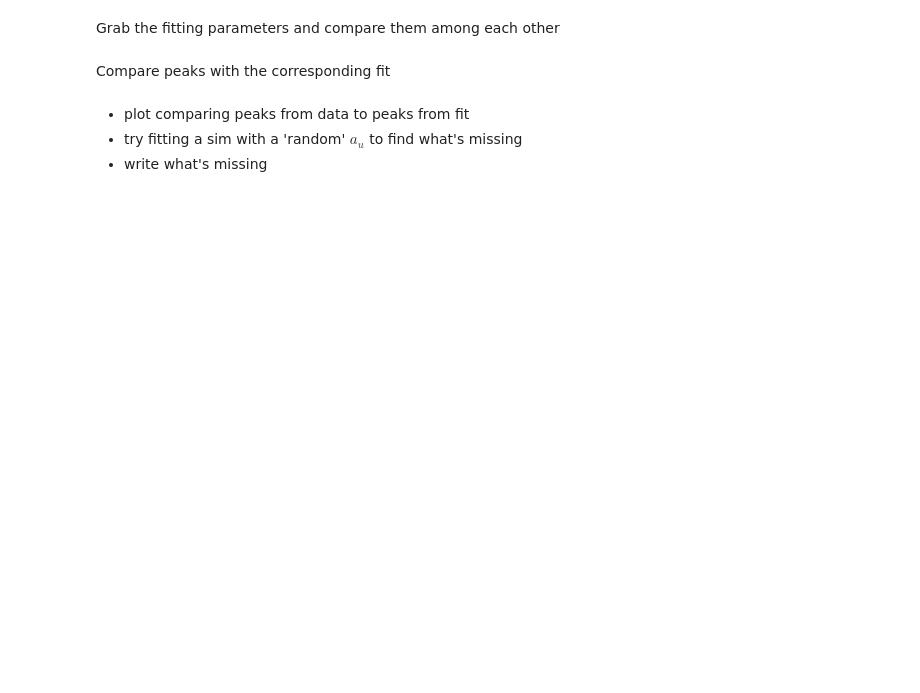
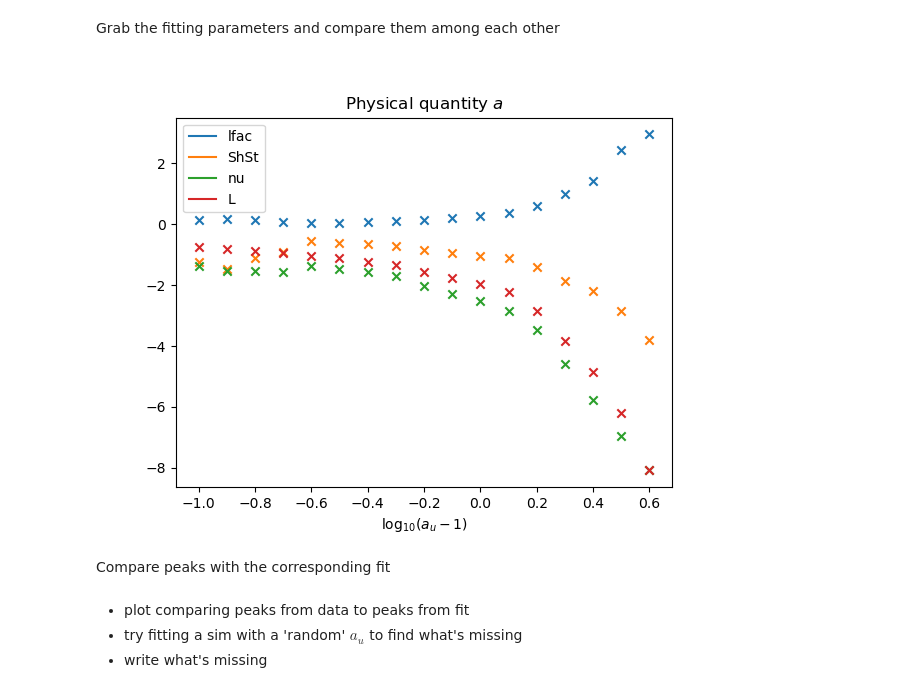
Before and after one commit to ACharletENSL/GAMMA_MWN, a Jupyter notebook: bin/Tools/project_v2/test_fitting.ipynb, the cells around one changed output. Saved outputs shown, nothing was run; the diff lists cells and outputs as text; code cells hidden in the pictures; blank space fills up the shorter version.

```diff
--- a/bin/Tools/project_v2/test_fitting.ipynb
+++ b/bin/Tools/project_v2/test_fitting.ipynb
@@ -260,11 +293,11 @@ for s in range(1, 10,2):
   plt.plot(x, y(s), label=f's = {s}')
 plt.legend()
 # %%
-%%skip
-logau_arr = np.arange(-0.6, 0.6, 0.1)
-logau_arr[np.abs(logau_arr)<1e-2] = 0
+logau_arr = done_logau
 #compare_fits(logau_arr, ['ShSt', 'nu', 'L'], 'beta', z=4)
 compare_fits(logau_arr, ['lfac', 'ShSt', 'nu', 'L'], 'a', z=4)
+# %% [output]
+[figure, added]
 # %% [markdown]
 Compare peaks with the corresponding fit
 # %% [markdown]
```
Also changed, not shown: parts of 27 cells of this notebook, 16 other files.
